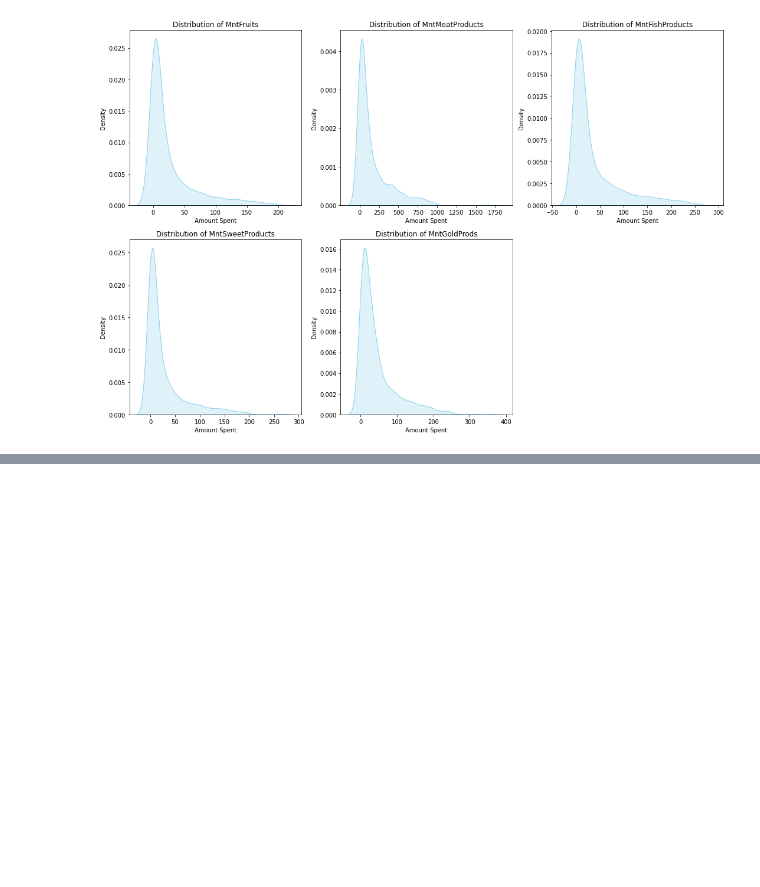
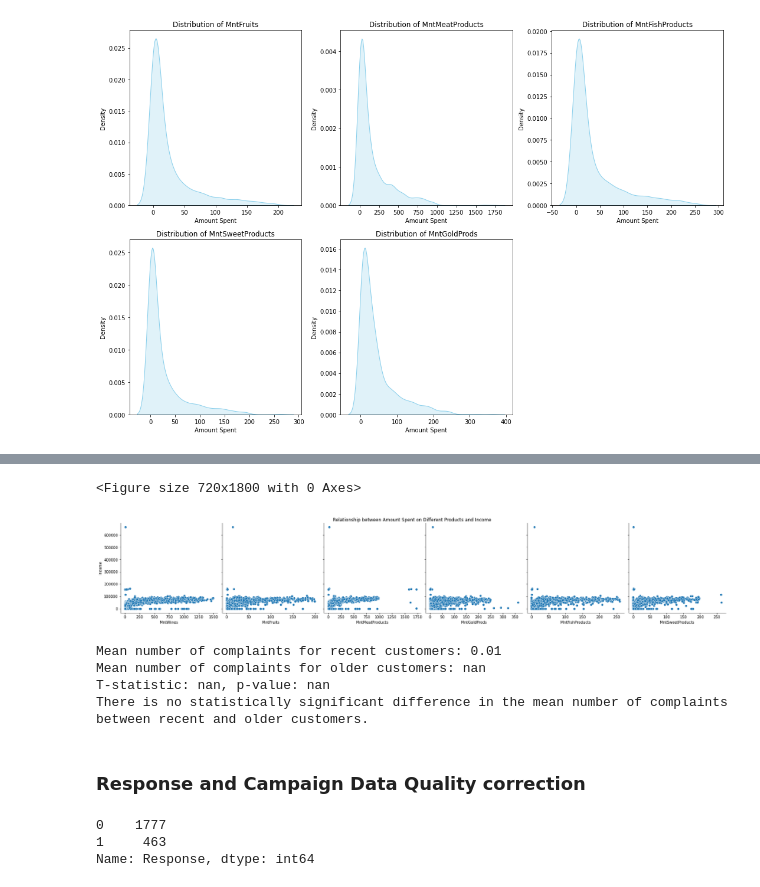
Before and after one commit to AmarKothare/HV_Retail_sales, a Jupyter notebook: EDA.ipynb, the cells around one changed output, grey strips where cells are left out. Drawn from its saved outputs; the diff is of its cells as text; code cells hidden in the pictures; blank space fills up the shorter version.

```diff
--- a/EDA.ipynb
+++ b/EDA.ipynb
@@ -551,0 +606,50 @@ plt.show()
+# %%
+
+# Select columns for analysis
+columns_of_interest = ['Income', 'MntWines','MntFruits', 'MntMeatProducts', 'MntGoldProds', 'MntFishProducts',"MntSweetProducts"]
+
+# Create pairplot to visualize relationships
+plt.figure(figsize=(10,25))
+sns.pairplot(data[columns_of_interest], x_vars=['MntWines','MntFruits', 'MntMeatProducts', 'MntGoldProds', 'MntFishProducts',"MntSweetProducts"], y_vars=['Income'], kind='scatter', height=4)
+plt.suptitle('Relationship between Amount Spent on Different Products and Income', y=1.02)
+plt.show()
+# %% [output]
+<Figure size 720x1800 with 0 Axes>
+[figure, added]
+# %%
+# Define recent and older customers based on the year they became a customer
+recent_customers = data[data['Enrollment_Years'] >= 8]   # Example: Recent customers became customers after 2019
+older_customers = data[data['Enrollment_Years'] < 8]   # Older customers became customers before 2019
+
+# Calculate the mean number of complaints for recent and older customers
+mean_complaints_recent = recent_customers['Complain'].mean()
+mean_complaints_older = older_customers['Complain'].mean()
+
+# Perform a t-test to compare the mean number of complaints between recent and older customers
+t_stat, p_value = ttest_ind(recent_customers['Complain'], older_customers['Complain'])
+
+# Print the results
+print(f"Mean number of complaints for recent customers: {mean_complaints_recent:.2f}")
+print(f"Mean number of complaints for older customers: {mean_complaints_older:.2f}")
+print(f"T-statistic: {t_stat:.2f}, p-value: {p_value:.4f}")
+
+# Interpret the results
+if p_value < 0.05:
+    print("There is a statistically significant difference in the mean number of complaints between recent and older customers.")
+else:
+    print("There is no statistically significant difference in the mean number of complaints between recent and older customers.")
+# %% [output]
+Mean number of complaints for recent customers: 0.01
+Mean number of complaints for older customers: nan
+T-statistic: nan, p-value: nan
+There is no statistically significant difference in the mean number of complaints between recent and older customers.
+# %% [markdown]
+### Response and Campaign Data Quality correction
+# %%
+# Let us make a count of "1" and "0" before making any corrections
+
+data["Response"].value_counts()
+# %% [output]
+0    1777
+1     463
+Name: Response, dtype: int64
```
Also changed, not shown: parts of 15 cells of this notebook.
